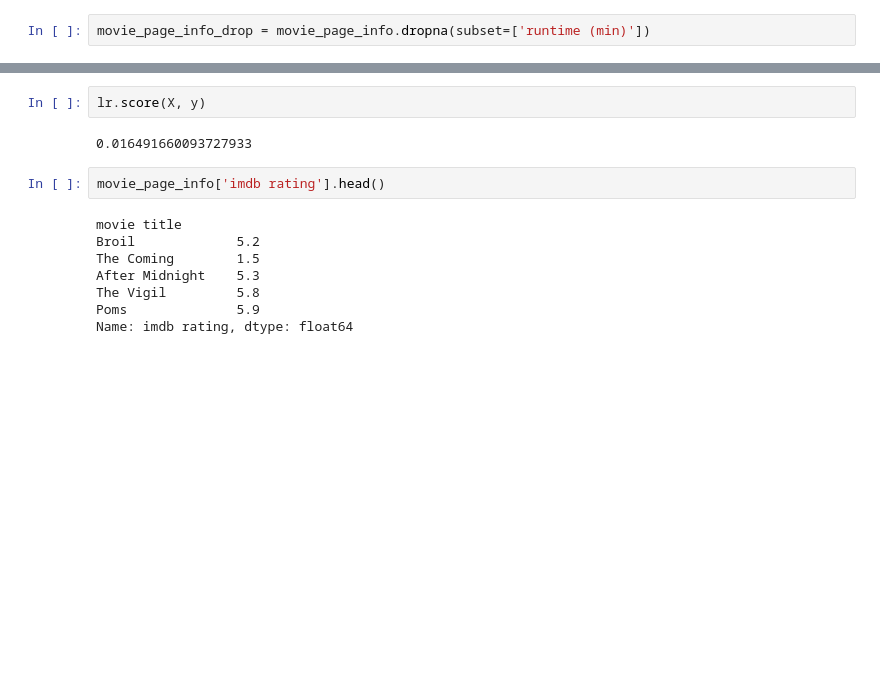
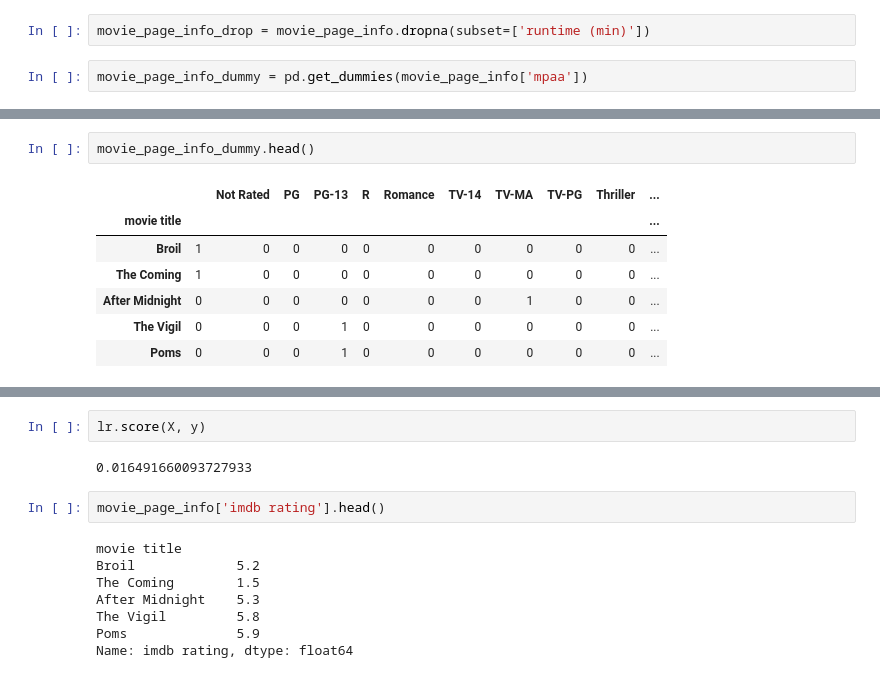
Before and after one commit to josephpcowell/cowell_proj_2, a Jupyter notebook: proj_2_notebook.ipynb, the cells around one changed output, grey strips where cells are left out. Drawn from its saved outputs; the diff is of its cells as text; blank space fills up the shorter version.

```diff
--- a/proj_2_notebook.ipynb
+++ b/proj_2_notebook.ipynb
@@ -60,2 +50,4 @@ memory usage: 152.8+ KB
 # %%
 movie_page_info_drop = movie_page_info.dropna(subset=['runtime (min)'])
+# %%
+movie_page_info_dummy = pd.get_dummies(movie_page_info['mpaa'])
@@ -61,0 +69,10 @@ movie_page_info_drop = movie_page_info.dropna(subset=['runtime (min)'])
+# %%
+movie_page_info_dummy.head()
+# %% [output]
+|  |  | Not Rated | PG | PG-13 | R | Romance | TV-14 | TV-MA | TV-PG | Thriller | ... |
+| movie title |  |  |  |  |  |  |  |  |  |  | ... |
+| Broil | 1 | 0 | 0 | 0 | 0 | 0 | 0 | 0 | 0 | 0 | ... |
+| The Coming | 1 | 0 | 0 | 0 | 0 | 0 | 0 | 0 | 0 | 0 | ... |
+| After Midnight | 0 | 0 | 0 | 0 | 0 | 0 | 0 | 1 | 0 | 0 | ... |
+| The Vigil | 0 | 0 | 0 | 1 | 0 | 0 | 0 | 0 | 0 | 0 | ... |
+| Poms | 0 | 0 | 0 | 1 | 0 | 0 | 0 | 0 | 0 | 0 | ... |
```
Also changed, not shown: parts of 8 cells of this notebook, 1 other file.
